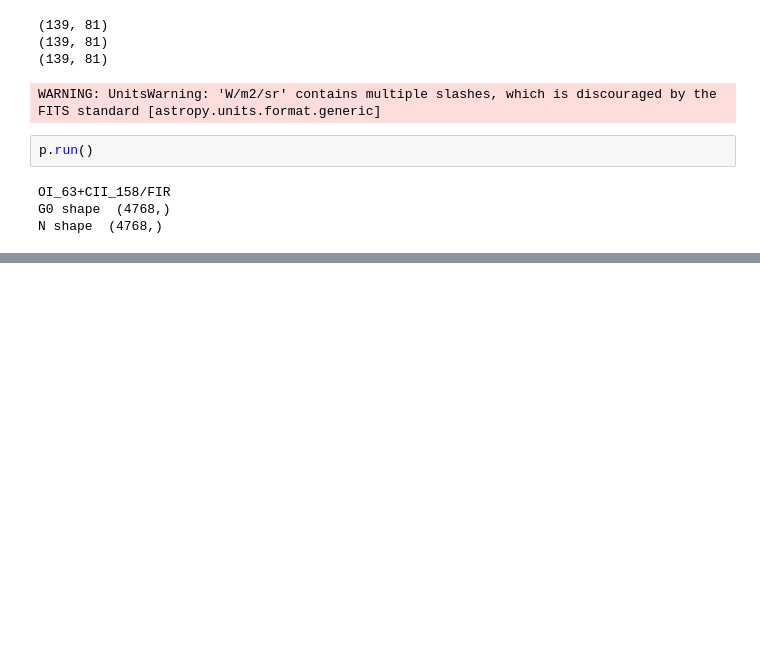
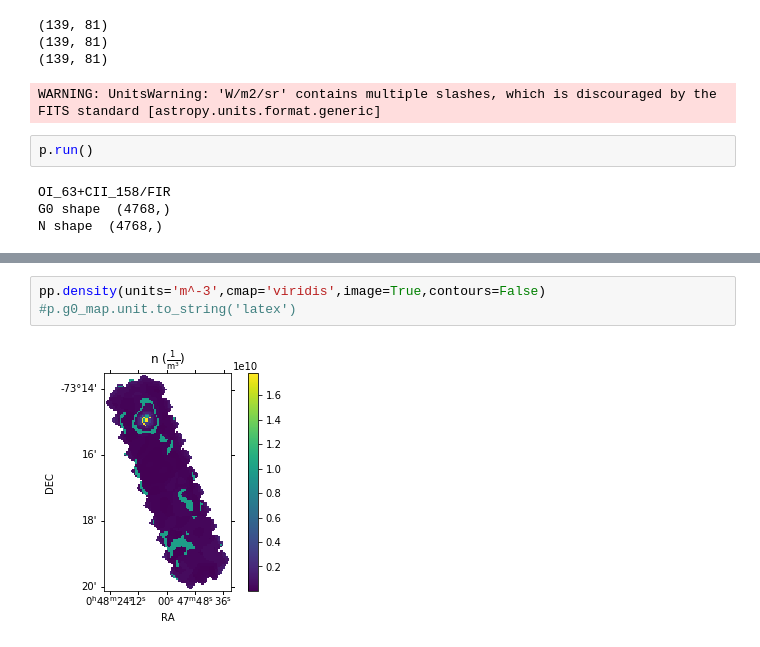
Before and after one commit to mpound/pdrttest, a Jupyter notebook: newpdrttest.ipynb, the cells around one changed output, grey strips where cells are left out. Saved outputs shown, nothing was run; the diff lists cells and outputs as text; blank space fills up the shorter version.

```diff
--- a/newpdrttest.ipynb
+++ b/newpdrttest.ipynb
@@ -80,0 +106,5 @@ plt.colorbar()
+# %%
+pp.density(units='m^-3',cmap='viridis',image=True,contours=False)
+#p.g0_map.unit.to_string('latex')
+# %% [output]
+[figure, added]
```
Also changed, not shown: parts of 14 cells of this notebook.
